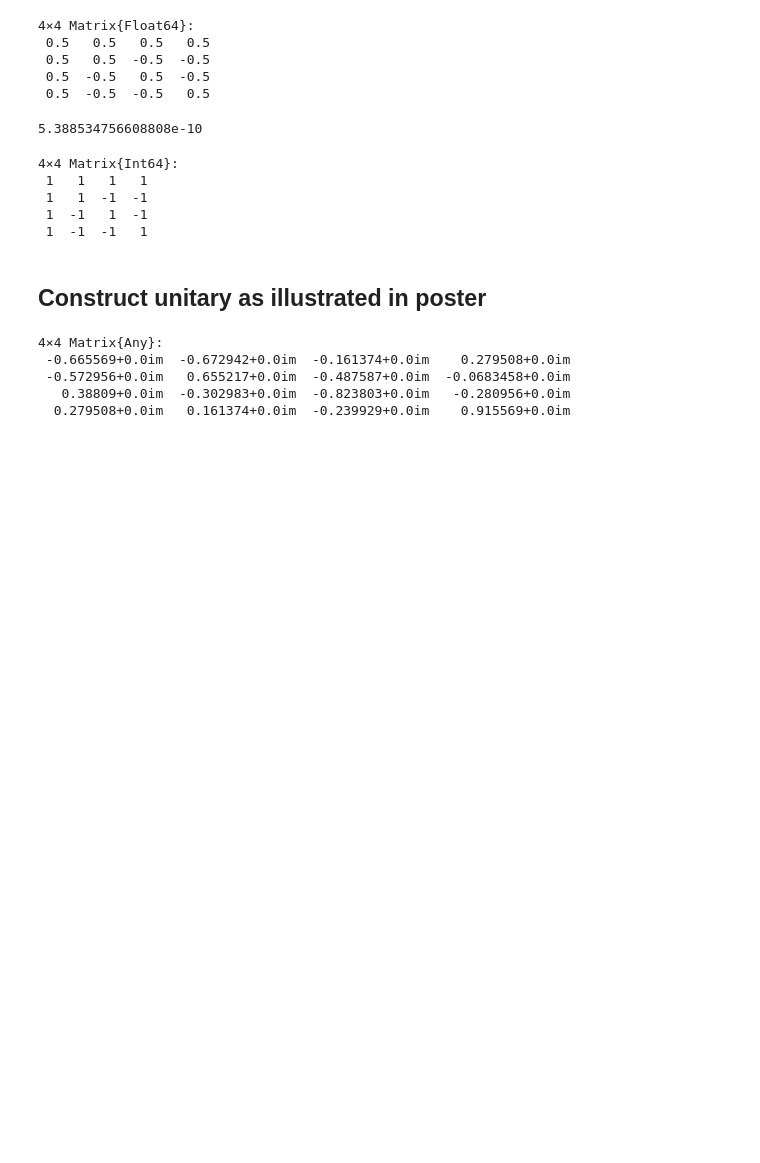
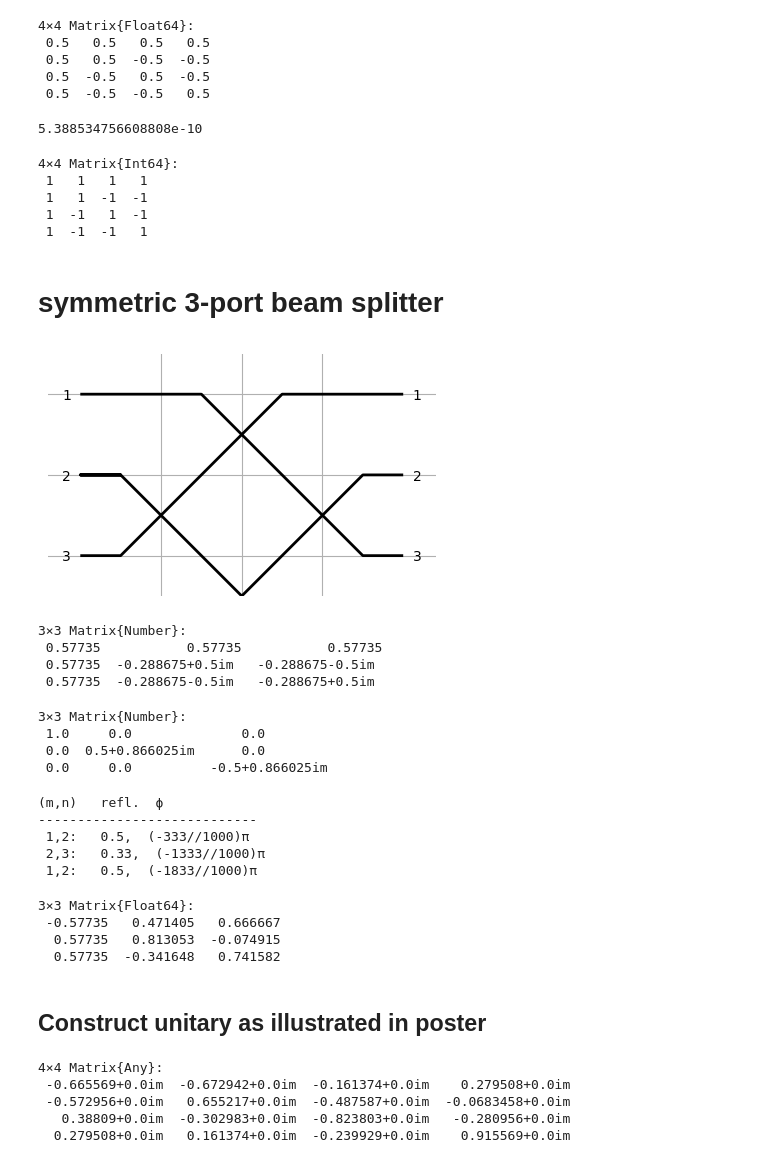
Before and after one commit to jbroz11/beamsplitter_work, a Jupyter notebook: clements_algorithm.ipynb, the cells around one changed output. Drawn from its saved outputs; the diff is of its cells as text; code cells hidden in the pictures; blank space fills up the shorter version.

```diff
--- a/clements_algorithm.ipynb
+++ b/clements_algorithm.ipynb
@@ -171,6 +172,61 @@ convert(Array{Int}, 2* round.(Ubuilt, digits=2))
  1   1  -1  -1
  1  -1   1  -1
  1  -1  -1   1
+# %% [markdown]
+# symmetric 3-port beam splitter
+# %%
+reference_plot(3, colors=false, save_plot_as=nothing, io_labels=true, figsize=5, grid=true)
+# %% [output]
+[figure, added]
+# %%
+U = symmetricunitary(3)
+# %% [output]
+3×3 Matrix{Number}:
+ 0.57735           0.57735           0.57735
+ 0.57735  -0.288675+0.5im   -0.288675-0.5im
+ 0.57735  -0.288675-0.5im   -0.288675+0.5im
+# %%
+dim = size(U)[1]
+D, c = clements_decomposition(U, p0=[0.1, 0.15]); sparsify.(D, 1e-6)
+# %% [output]
+3×3 Matrix{Number}:
+ 1.0     0.0              0.0
+ 0.0  0.5+0.866025im      0.0
+ 0.0     0.0          -0.5+0.866025im
+# %%
+M = diagm(0 => ones(Complex, dim))
+println("(m,n)   refl.  ϕ")
+println("----------------------------")
+for (l, i) in enumerate(c)
+    println(" $(i[1]),$(i[1] + 1):   $(round(cos(i[3])^2, digits=2)),  ($(rationalize(round(i[4]/π, digits=3))))π")
+    M = Tmn(dim, i[1], i[3], i[4]) * M
+end
+# %% [output]
+(m,n)   refl.  ϕ
+----------------------------
+ 1,2:   0.5,  (-333//1000)π
+ 2,3:   0.33,  (-1333//1000)π
+ 1,2:   0.5,  (-1833//1000)π
+# %%
+# try and find the asymmetric bs version by eye based on these results
+D = diagm(0 => [1, 1, 1])
+
+Ubuilt = sparsify.(
+    D *
+    Tmn(3, 2, π/4, 0, convention="asymmetric") *
+
+    # swap(3, 1, 2) *
+    Tmn(3, 1, acos(√(1/3)), 0, convention="asymmetric") *
+
+    Tmn(3, 2, acos(√(1/3)), 0, convention="asymmetric")
+
+)
+sparsify.(Ubuilt)
+# %% [output]
+3×3 Matrix{Float64}:
+ -0.57735   0.471405   0.666667
+  0.57735   0.813053  -0.074915
+  0.57735  -0.341648   0.741582
 # %% [markdown]
 ## Construct unitary as illustrated in poster
 # %%
```
Also changed, not shown: parts of 1 cell of this notebook, 9 other files.
